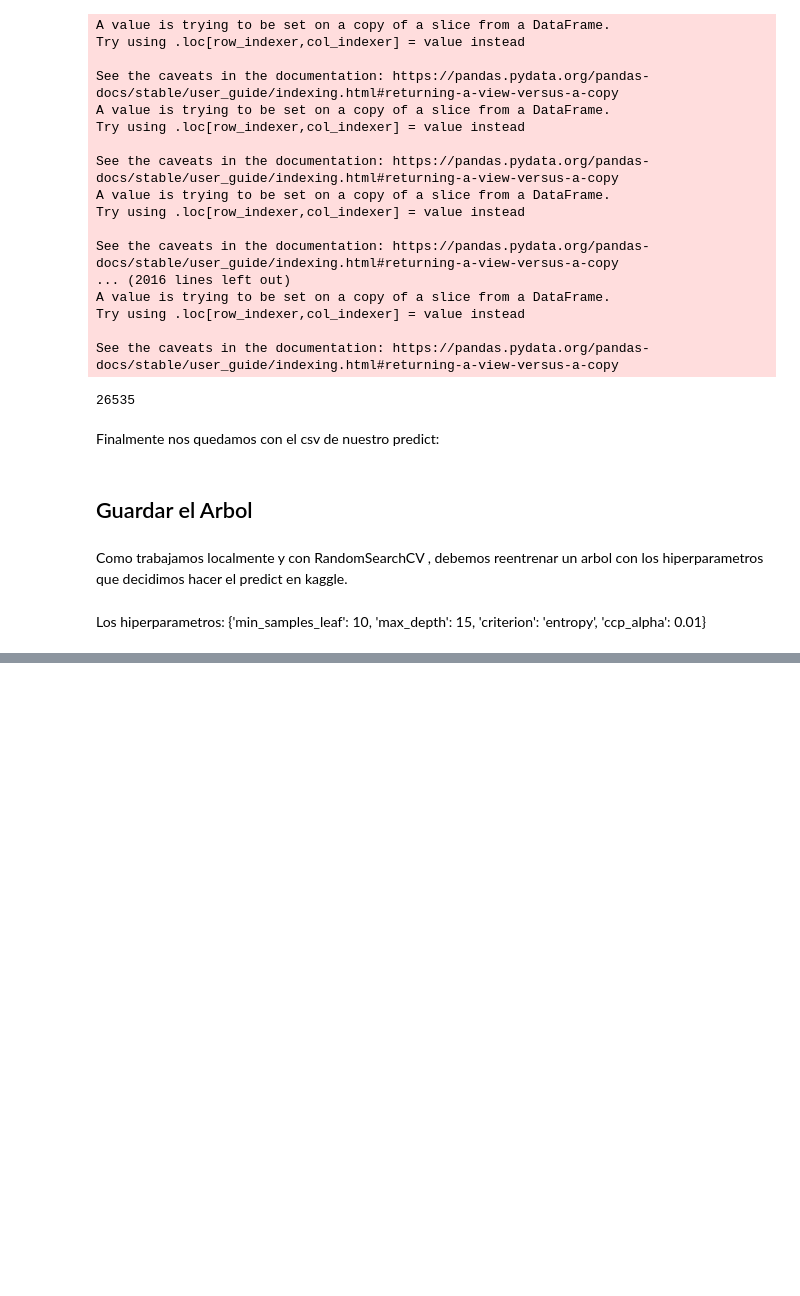
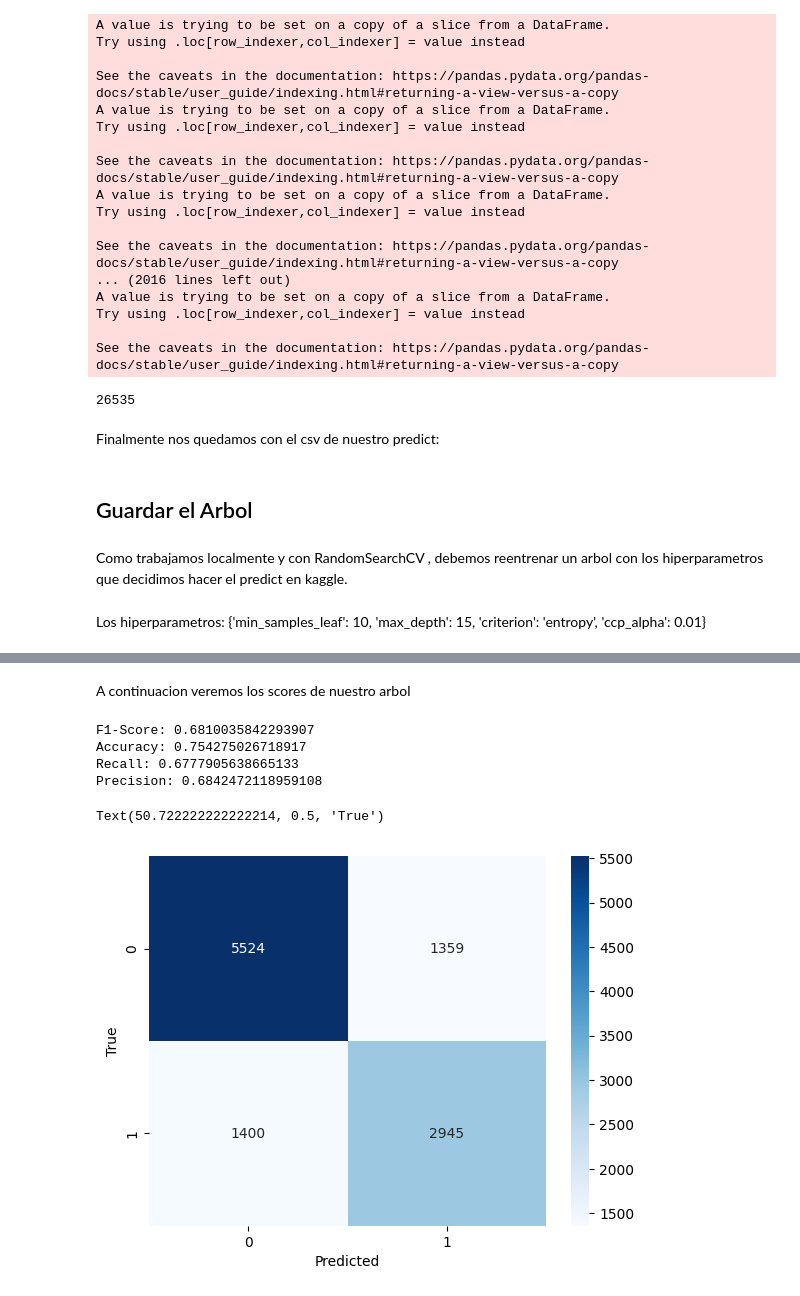
Before and after one commit to Chuleeta/TP1y2-OrgaDeDatos, a Jupyter notebook: Checkpoint 2/7506R_TP1_GRUPO23_CHP2_ENTREGA.ipynb, the cells around one changed output, grey strips where cells are left out. Saved outputs shown, nothing was run; the diff lists cells and outputs as text; code cells hidden in the pictures; blank space fills up the shorter version.

```diff
--- a/Checkpoint 2/7506R_TP1_GRUPO23_CHP2_ENTREGA.ipynb
+++ b/Checkpoint 2/7506R_TP1_GRUPO23_CHP2_ENTREGA.ipynb
@@ -740,3 +726,31 @@ joblib.dump(model, filename)
 loaded_model = joblib.load(filename)
 result = loaded_model.score(X_test, Y_test)
 print(result)
+# %% [markdown]
+A continuacion veremos los scores de nuestro arbol
+# %%
+#Hago predicción sobre el set de evaluacion
+y_pred = model.predict(x_test)
+
+#Arbol Reporte y Matriz de Confusion
+#print(classification_report(y_test,y_pred))
+#Calculo las métricas en el conjunto de evaluación
+print('F1-Score: {}'.format(f1_score(y_test, y_pred, average='binary'))) #binary considera la clase positiva por defecto 1
+accuracy=accuracy_score(y_test,y_pred)
+recall=recall_score(y_test,y_pred)
+precision=precision_score(y_test,y_pred)
+print("Accuracy: "+str(accuracy))
+print("Recall: "+str(recall))
+print("Precision: "+str(precision))
+
+cm = confusion_matrix(y_test,y_pred)
+sns.heatmap(cm, cmap='Blues',annot=True,fmt='g')
+plt.xlabel('Predicted')
+plt.ylabel('True')
+# %% [output]
+F1-Score: 0.6810035842293907
+Accuracy: 0.754275026718917
+Recall: 0.6777905638665133
+Precision: 0.6842472118959108
+Text(50.722222222222214, 0.5, 'True')
+[figure, added]
```
Also changed, not shown: parts of 23 cells of this notebook, 1 other file.
